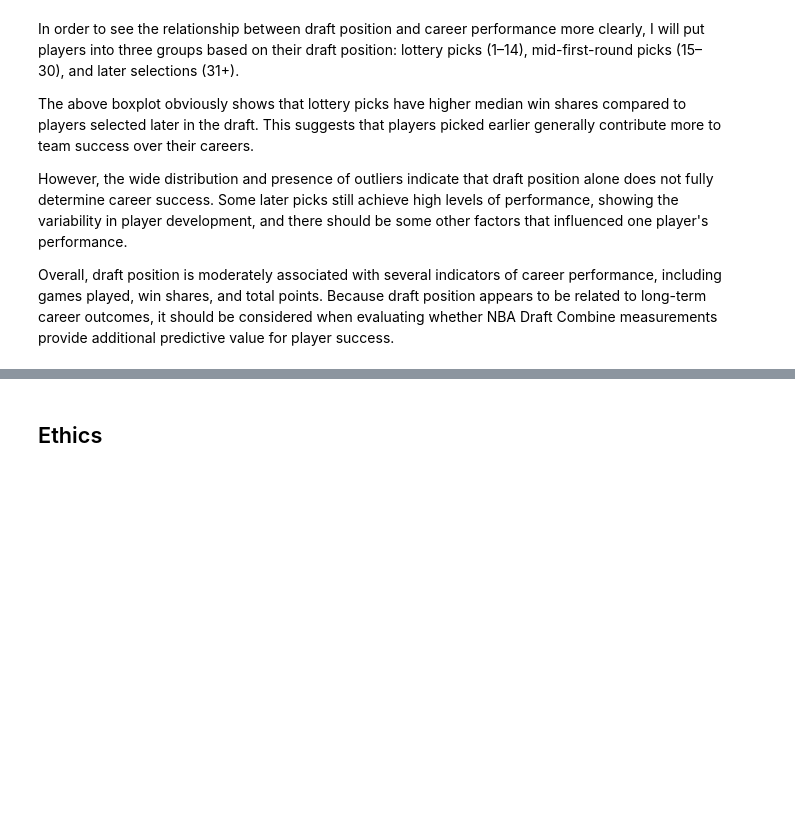
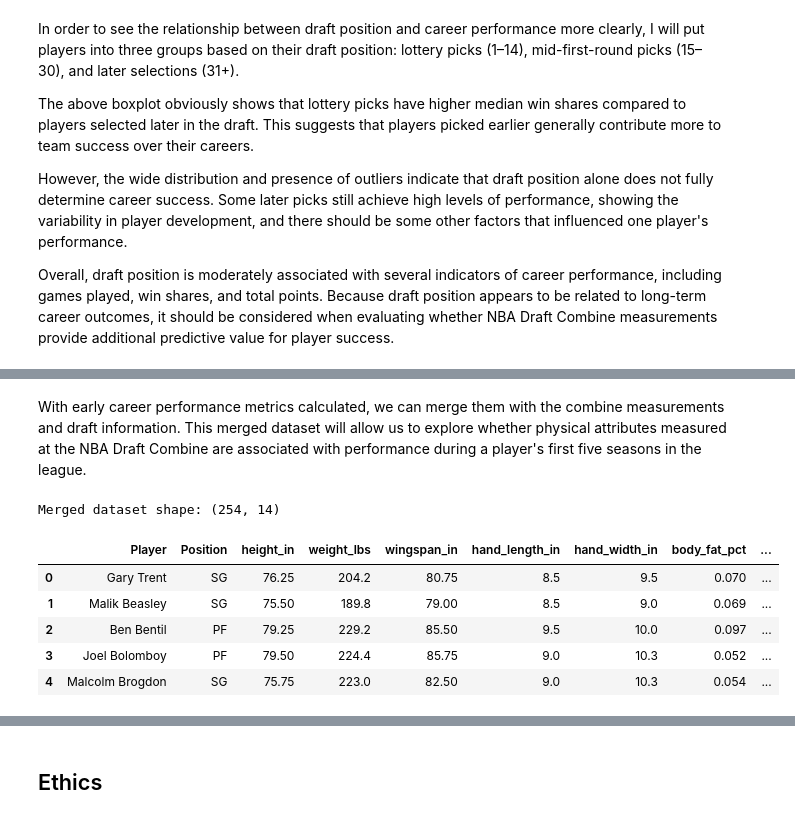
Before and after one commit to COGS108/Group010_WI26, a Jupyter notebook: 02-EDACheckpoint.ipynb, the cells around one changed output, grey strips where cells are left out. Drawn from its saved outputs; the diff is of its cells as text; code cells hidden in the pictures; blank space fills up the shorter version.

```diff
--- a/02-EDACheckpoint.ipynb
+++ b/02-EDACheckpoint.ipynb
@@ -950,0 +1024,16 @@ Overall, draft position is moderately associated with several indicators of care
+# %% [markdown]
+With early career performance metrics calculated, we can merge them with the combine measurements and draft information. This merged dataset will allow us to explore whether physical attributes measured at the NBA Draft Combine are associated with performance during a player's first five seasons in the league.
+# %%
+merged_early = combine.merge(draft[['Player','Pk']], on='Player', how='inner')
+merged_early = merged_early.merge(early_stats, on='Player', how='inner')
+
+print("Merged dataset shape:", merged_early.shape)
+merged_early.head()
+# %% [output]
+Merged dataset shape: (254, 14)
+|  | Player | Position | height_in | weight_lbs | wingspan_in | hand_length_in | hand_width_in | body_fat_pct | ... |
+| 0 | Gary Trent | SG | 76.25 | 204.2 | 80.75 | 8.5 | 9.5 | 0.070 | ... |
+| 1 | Malik Beasley | SG | 75.50 | 189.8 | 79.00 | 8.5 | 9.0 | 0.069 | ... |
+| 2 | Ben Bentil | PF | 79.25 | 229.2 | 85.50 | 9.5 | 10.0 | 0.097 | ... |
+| 3 | Joel Bolomboy | PF | 79.50 | 224.4 | 85.75 | 9.0 | 10.3 | 0.052 | ... |
+| 4 | Malcolm Brogdon | SG | 75.75 | 223.0 | 82.50 | 9.0 | 10.3 | 0.054 | ... |
```
Also changed, not shown: parts of 17 cells of this notebook.
